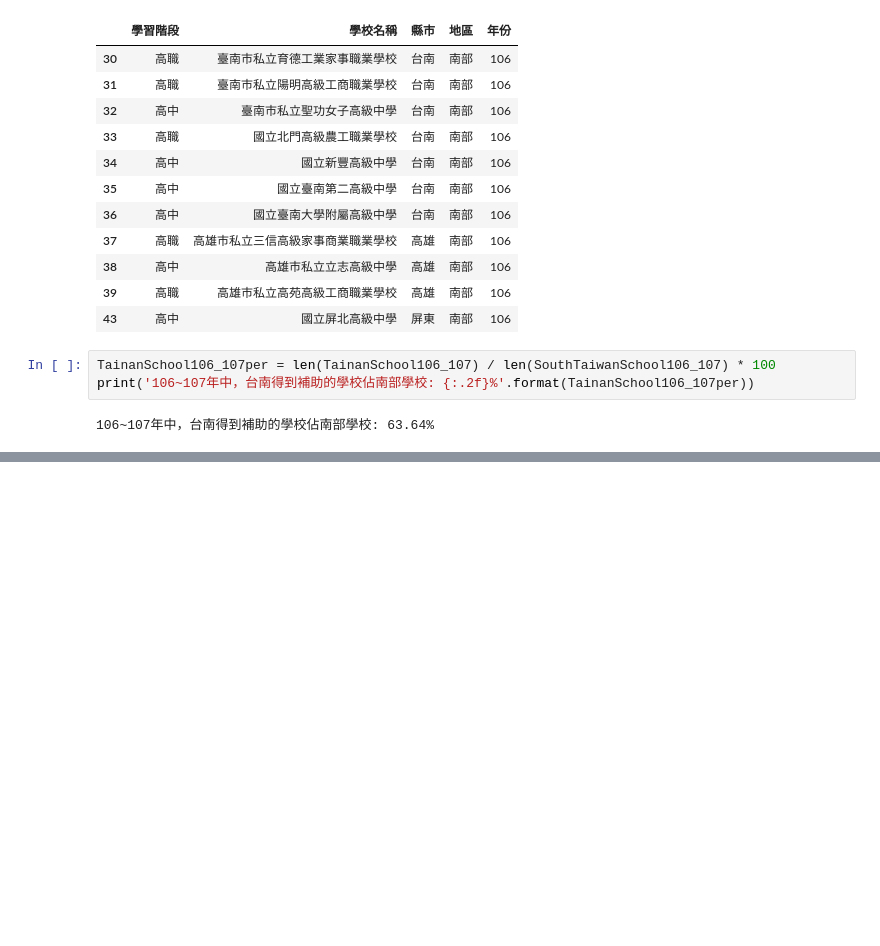
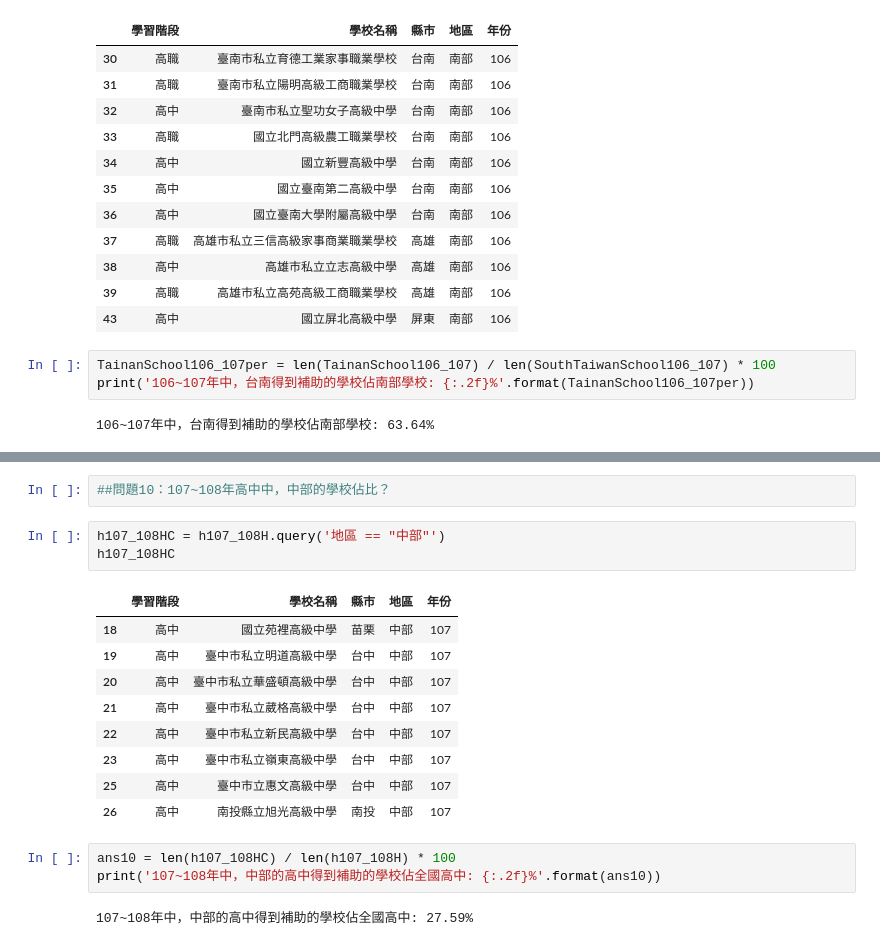
Before and after one commit to cpeggy/LAT, a Jupyter notebook: Hw1/hw1_0308.ipynb, the cells around one changed output, grey strips where cells are left out. Saved outputs shown, nothing was run; the diff lists cells and outputs as text; blank space fills up the shorter version.

```diff
--- a/Hw1/hw1_0308.ipynb
+++ b/Hw1/hw1_0308.ipynb
@@ -841,0 +853,20 @@ df104_105
+# %%
+##問題10：107~108年高中中，中部的學校佔比？
+# %%
+h107_108HC = h107_108H.query('地區 == "中部"')
+h107_108HC
+# %% [output]
+|  | 學習階段 | 學校名稱 | 縣市 | 地區 | 年份 |
+| 18 | 高中 | 國立苑裡高級中學 | 苗栗 | 中部 | 107 |
+| 19 | 高中 | 臺中市私立明道高級中學 | 台中 | 中部 | 107 |
+| 20 | 高中 | 臺中市私立華盛頓高級中學 | 台中 | 中部 | 107 |
+| 21 | 高中 | 臺中市私立葳格高級中學 | 台中 | 中部 | 107 |
+| 22 | 高中 | 臺中市私立新民高級中學 | 台中 | 中部 | 107 |
+| 23 | 高中 | 臺中市私立嶺東高級中學 | 台中 | 中部 | 107 |
+| 25 | 高中 | 臺中市立惠文高級中學 | 台中 | 中部 | 107 |
+| 26 | 高中 | 南投縣立旭光高級中學 | 南投 | 中部 | 107 |
+# %%
+ans10 = len(h107_108HC) / len(h107_108H) * 100
+print('107~108年中，中部的高中得到補助的學校佔全國高中: {:.2f}%'.format(ans10))
+# %% [output]
+107~108年中，中部的高中得到補助的學校佔全國高中: 27.59%
```
Also changed, not shown: parts of 15 cells of this notebook.
